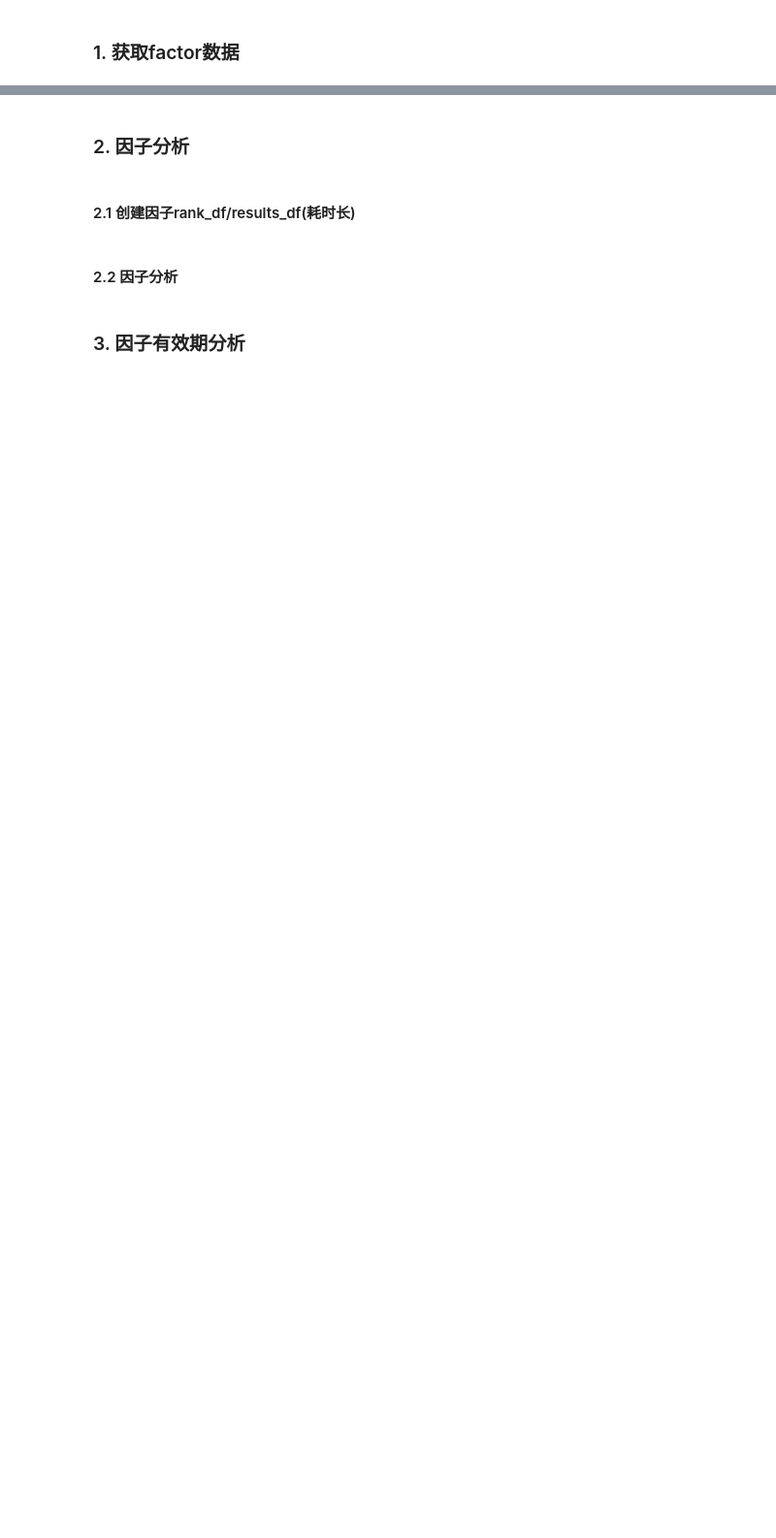
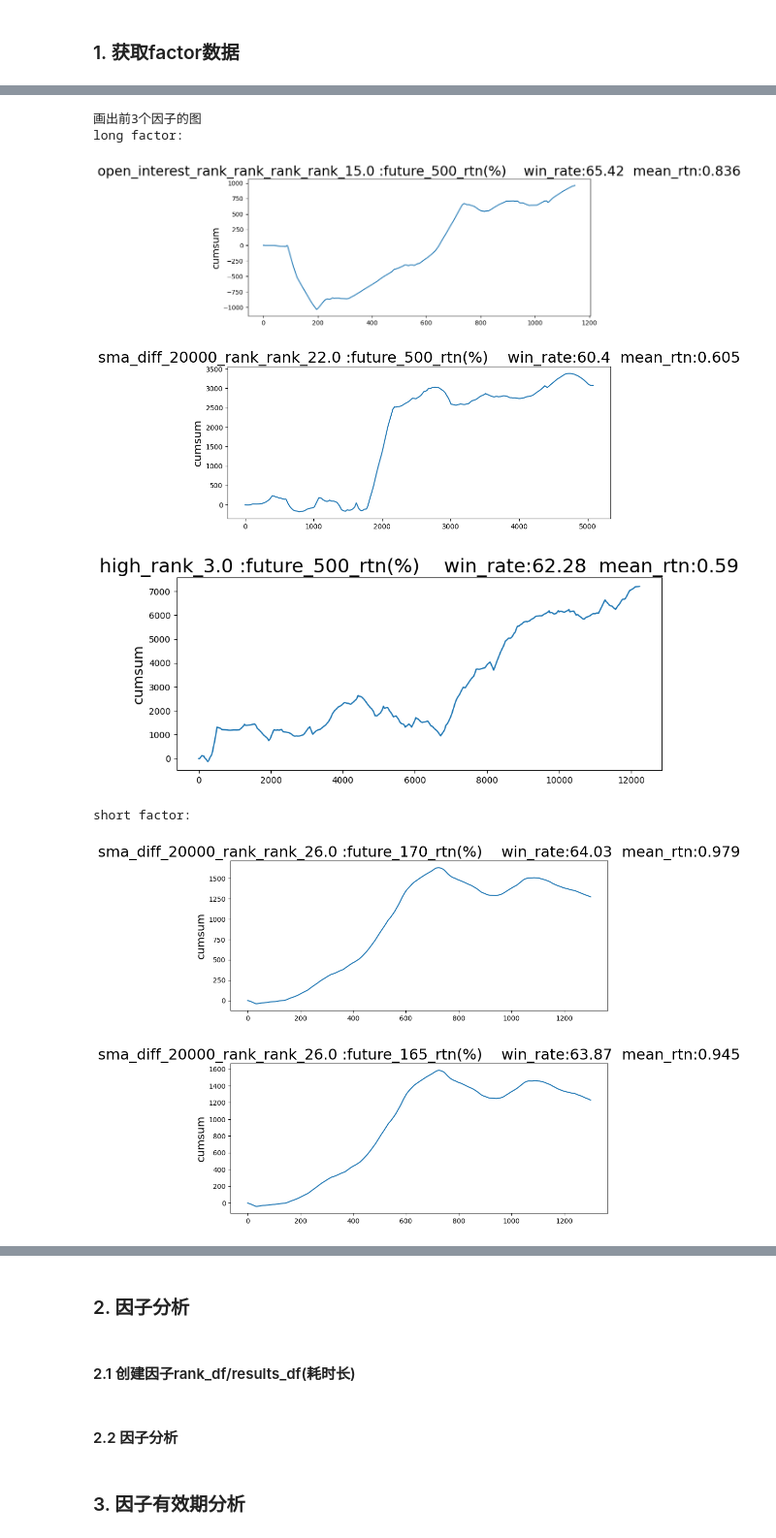
Before and after one commit to kylehakid/factor_analysis, a Jupyter notebook: test_factor.ipynb, the cells around one changed output, grey strips where cells are left out. Shown at 97% size. Cells and saved outputs as stored; diff of their text form; code cells hidden in the pictures; blank space fills up the shorter version.

```diff
--- a/test_factor.ipynb
+++ b/test_factor.ipynb
@@ -146,0 +98,5 @@ Name: shift_200_rtn, Length: 721, dtype: float64
+# %%
+factors = pd.read_parquet(".//data//ic99_20000_30_rank_df.parquet")
+rtn = pd.read_parquet(".//data//ic99_20000_30_returns_df.parquet")
+show(factors.head(20))
+show(rtn.head(20))
@@ -146,0 +107,2 @@ Name: shift_200_rtn, Length: 721, dtype: float64
+# %%
+rfa = fa.RankFactorAnalyzer(factors,rtn)
@@ -146,0 +237,11 @@ Name: shift_200_rtn, Length: 721, dtype: float64
+# %%
+rfa.plots(show_dt=False)
+# %% [output]
+画出前3个因子的图
+long factor:
+[figure, added]
+[figure, added]
+[figure, added]
+short factor:
+[figure, added]
+[figure, added]
```
Also changed, not shown: parts of 13 cells of this notebook, 3 other files.
